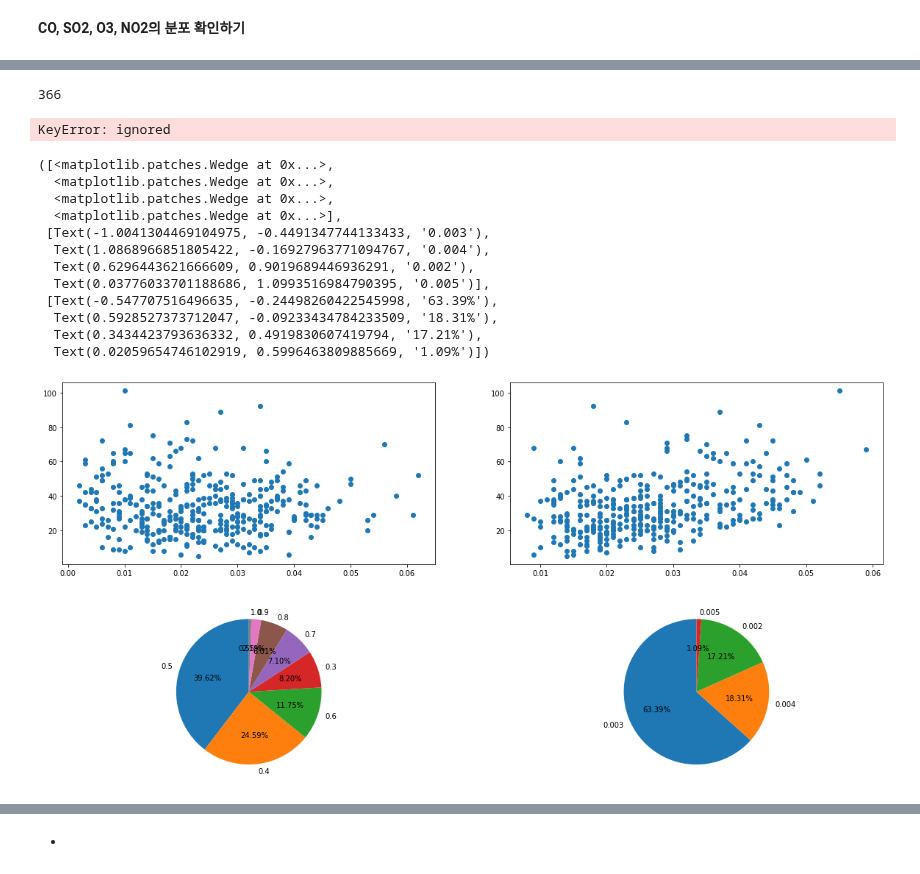
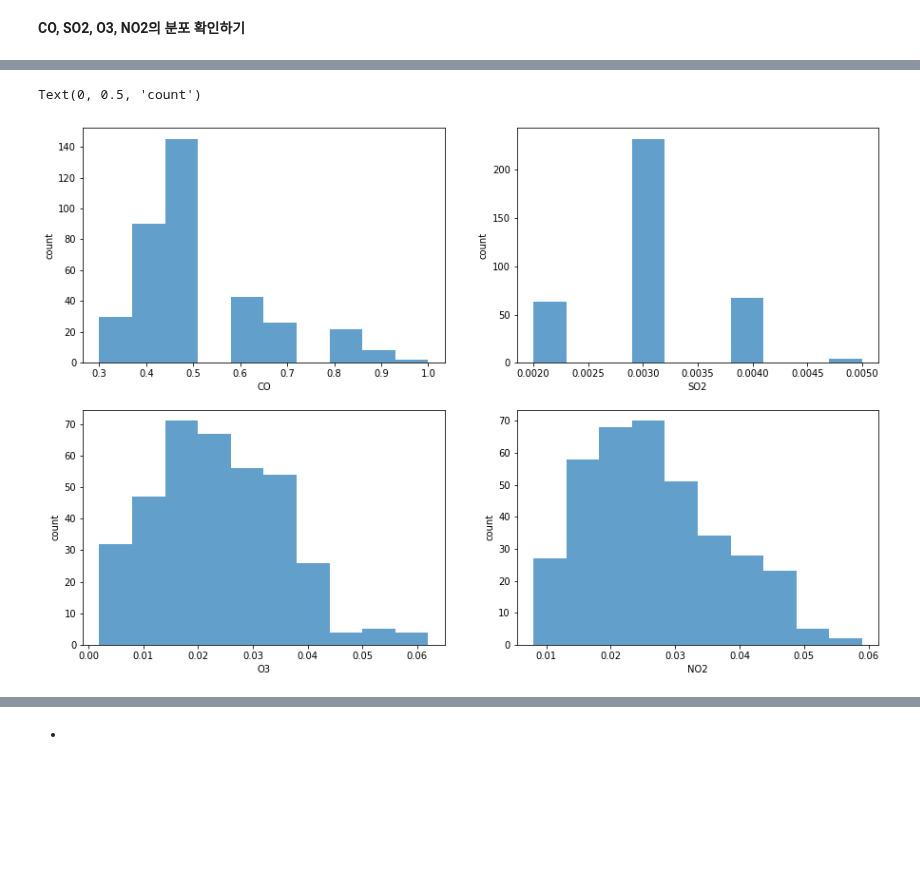
Before and after one commit to mjiii25/posco-academy, a Jupyter notebook: Big-Data/Assignment-1/vitalfew-graph.ipynb, the cells around one changed output, grey strips where cells are left out. Saved outputs shown, nothing was run; the diff lists cells and outputs as text; code cells hidden in the pictures; blank space fills up the shorter version.

```diff
--- a/Big-Data/Assignment-1/vitalfew-graph.ipynb
+++ b/Big-Data/Assignment-1/vitalfew-graph.ipynb
@@ -249,52 +211,21 @@ Name: CO, dtype: int64
-# %%
-len(df_raw_x['CO'])
-# %% [output]
-366
-# %%
-df_raw_x['CO'].value_counts() / len(df_raw_x['C0'])
-#  * 100
-# %% [output]
-KeyError: ignored
 # %%
-fig, axes = plt.subplots(2, 2, figsize = (20,10))
+fig, axes = plt.subplots(2, 2, figsize = (15,10))
 
-axes[0,0].scatter(df_raw_x['O3'], df_raw_y)
-axes[0,1].scatter(df_raw_x['NO2'], df_raw_y)
-axes[1,0].pie(df_raw_x['CO'].value_counts() / len(df_raw_x['CO']) * 100,
-              labels = [0.5, 0.4, 0.6, 0.3, 0.7, 0.8, 0.9, 1.0],
-              autopct='%.2f%%',
-              startangle = 90)
-axes[1,1].pie(df_raw_x['SO2'].value_counts() / len(df_raw_x['SO2']) * 100,
-              labels = [0.003, 0.004, 0.002, 0.005],
-              autopct='%.2f%%',
-              startangle = 90)
+axes[0,0].hist(df_raw_x['CO'], label = 'CO', alpha = 0.7)
+axes[0,0].set_xlabel('CO')
+axes[0,0].set_ylabel('count')
 
-# axes[0,0].hist(df_raw_x['CO'], label = 'CO', alpha = 0.7)
-# axes[0,0].set_xlabel('CO')
-# axes[0,0].set_ylabel('count')
+axes[0,1].hist(df_raw_x['SO2'], label = 'SO2', alpha = 0.7)
+axes[0,1].set_xlabel('SO2')
+axes[0,1].set_ylabel('count')
 
-# axes[0,1].hist(df_raw_x['SO2'], label = 'SO2', alpha = 0.7)
-# axes[0,1].set_xlabel('SO2')
-# axes[0,1].set_ylabel('count')
+axes[1,0].hist(df_raw_x['O3'], label = 'O3', alpha = 0.7)
+axes[1,0].set_xlabel('O3')
+axes[1,0].set_ylabel('count')
 
-# axes[1,0].hist(df_raw_x['O3'], label = 'O3', alpha = 0.7)
-# axes[1,0].set_xlabel('O3')
-# axes[1,0].set_ylabel('count')
-
-# axes[1,1].hist(df_raw_x['NO2'], label = 'NO2', alpha = 0.7)
-# axes[1,1].set_xlabel('NO2')
-# axes[1,1].set_ylabel('count')
+axes[1,1].hist(df_raw_x['NO2'], label = 'NO2', alpha = 0.7)
+axes[1,1].set_xlabel('NO2')
+axes[1,1].set_ylabel('count')
 # %% [output]
-([<matplotlib.patches.Wedge at 0x...>,
-  <matplotlib.patches.Wedge at 0x...>,
-  <matplotlib.patches.Wedge at 0x...>,
-  <matplotlib.patches.Wedge at 0x...>],
- [Text(-1.0041304469104975, -0.4491347744133433, '0.003'),
-  Text(1.0868966851805422, -0.16927963771094767, '0.004'),
-  Text(0.6296443621666609, 0.9019689446936291, '0.002'),
-  Text(0.03776033701188686, 1.0993516984790395, '0.005')],
- [Text(-0.547707516496635, -0.24498260422545998, '63.39%'),
-  Text(0.5928527373712047, -0.09233434784233509, '18.31%'),
-  Text(0.3434423793636332, 0.4919830607419794, '17.21%'),
-  Text(0.02059654746102919, 0.5996463809885669, '1.09%')])
+Text(0, 0.5, 'count')
-[figure, old version]
+[figure, new version]
```
Also changed, not shown: parts of 6 cells of this notebook.
